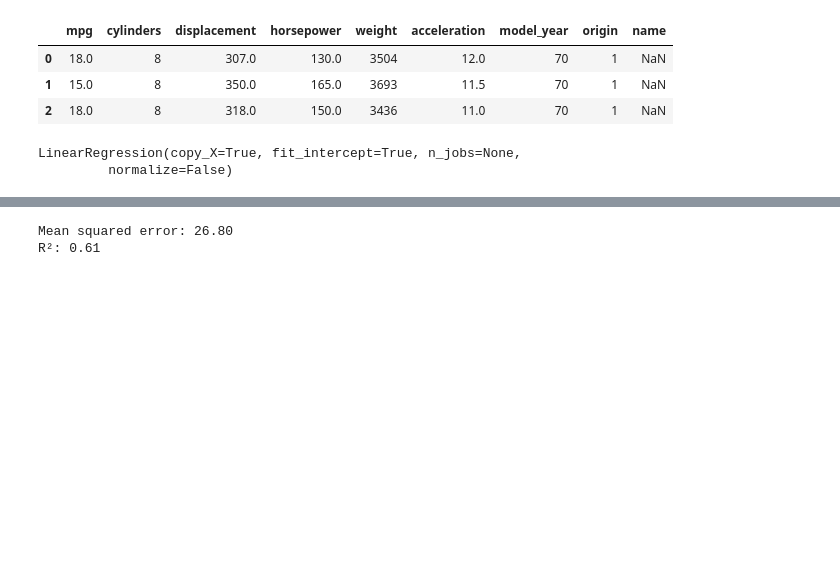
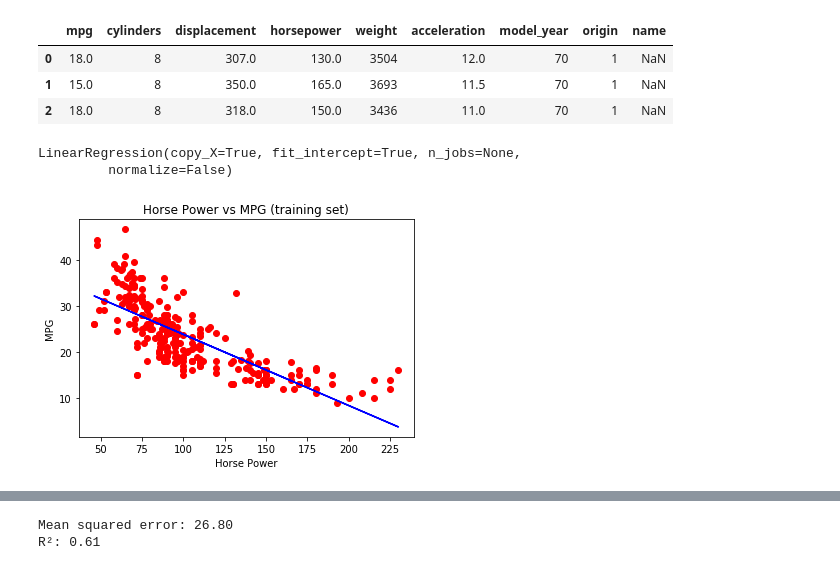
Before and after one commit to kunalrawal/DSML, a Jupyter notebook: Linear Regression/MPG Linear Regression.ipynb, the cells around one changed output, grey strips where cells are left out. Drawn from its saved outputs; the diff is of its cells as text; code cells hidden in the pictures; blank space fills up the shorter version.

```diff
--- a/Linear Regression/MPG Linear Regression.ipynb
+++ b/Linear Regression/MPG Linear Regression.ipynb
@@ -75,3 +75,13 @@ reg.fit(x_train[['horsepower']], y_train)
 # %% [output]
 LinearRegression(copy_X=True, fit_intercept=True, n_jobs=None,
          normalize=False)
+# %%
+# Visualizing the training set
+plt.scatter(x_train[['horsepower']], y_train, color = 'red')
+plt.plot(x_train[['horsepower']], reg.predict(x_train[['horsepower']]), color = 'blue')
+plt.title('Horse Power vs MPG (training set)')
+plt.xlabel('Horse Power')
+plt.ylabel('MPG')
+plt.show()
+# %% [output]
+[figure, added]
```
Also changed, not shown: parts of 1 cell of this notebook.
